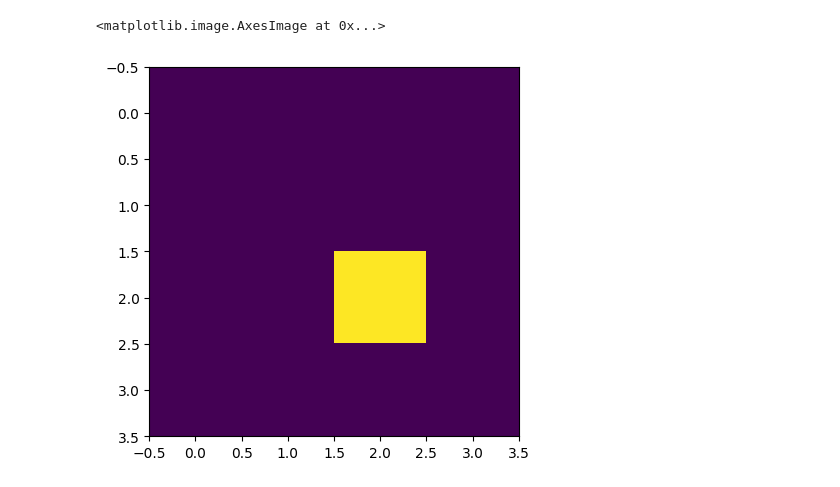
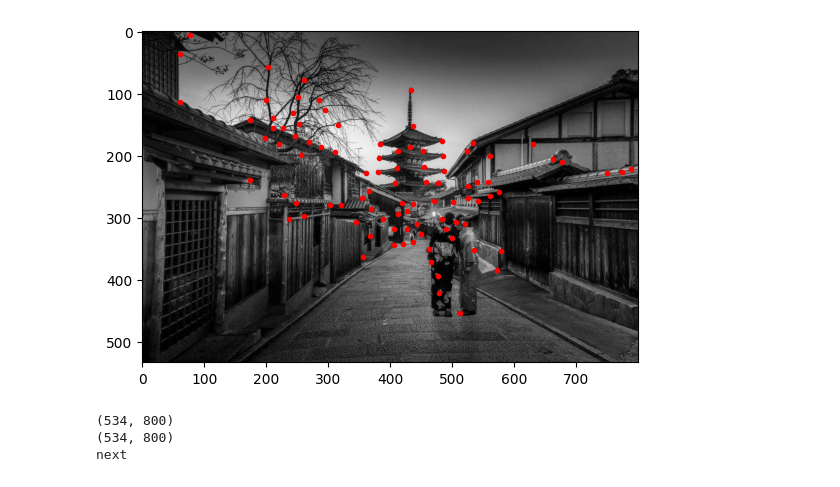
Before and after one commit to OdysseasDrys/Computer-Vision, a Jupyter notebook: lab1_2.ipynb, the cells around one changed output. Drawn from its saved outputs; the diff is of its cells as text; code cells hidden in the pictures.

```diff
--- a/lab1_2.ipynb
+++ b/lab1_2.ipynb
@@ -72,39 +61,60 @@ N=4
 # %%
-gauss1D = cv2.getGaussianKernel(N, sigma) # Column vector
-gauss2D = gauss1D @ gauss1D.T # Symmetric gaussian kernel
-gauss1Dr= cv2.getGaussianKernel(N, r) # Column vector
-gauss2Dr = gauss1Dr @ gauss1Dr.T # Symmetric gaussian kernel
-
-I = cv2.imread('kyoto_edges.jpg', cv2.IMREAD_GRAYSCALE)
-I = I.astype(np.float64)/255
-# Convert to grayscale
+import cv2
+from matplotlib import pyplot as plt
+import numpy as np
 
 
-I= cv2.filter2D(I,-1, gauss2D)
+sigma = 2
+r = 2.5
+k = 0.1
+theta_corn = 0.05
+s = 1.5
+N = 4
 
-Ix, Iy= np.gradient(I)
+gauss1D = cv2.getGaussianKernel(N, sigma)  # Column vector
+gauss2D = gauss1D @ gauss1D.T  # Symmetric gaussian kernel
+gauss1Dr = cv2.getGaussianKernel(N, r)  # Column vector
+gauss2Dr = gauss1Dr @ gauss1Dr.T  # Symmetric gaussian kernel
 
-Ix2= Ix**2
-Ixy= Ix*Iy
-Iy2= Iy**2
+I = cv2.imread('kyoto_edges.jpg')
+I=cv2.cvtColor(I, cv2.COLOR_BGR2GRAY)
+I= np.float32(I)
 
-j1=cv2.filter2D(gauss2Dr,-1, Ix2)
-j2=cv2.filter2D(gauss2Dr,-1, Ixy)
-j3=cv2.filter2D(gauss2Dr,-1, Iy2)
+Is = cv2.filter2D(I, -1, gauss2D)
 
-lambda_plus=1/2*(j1+j3+np.sqrt((j1-j3)**2+4+j2*2))
-lambda_minus=1/2*(j1+j3-np.sqrt((j1-j3)**2+4+j2*2))
+Ix, Iy = np.gradient(Is)
 
-R= lambda_plus*lambda_minus-k*(lambda_plus+lambda_minus)**2
+Ix2 = np.square(Ix)
+Ixy = Ix * Iy
+Iy2 = np.square(Iy)
 
-ns = np.ceil(3*sigma)*2+1
+j1 = cv2.filter2D(Ix2, -1, gauss2Dr)
+j2 = cv2.filter2D(Ixy, -1, gauss2Dr)
+j3 = cv2.filter2D(Iy2, -1, gauss2Dr)
+
+lambda_plus = 1 / 2 * (j1 + j3 + np.sqrt((j1 - j3) ** 2 + 4 * j2 ** 2))
+lambda_minus = 1 / 2 * (j1 + j3 - np.sqrt((j1 - j3) ** 2 + 4 * j2 ** 2))
+
+R = lambda_plus * lambda_minus - k * (lambda_plus + lambda_minus) ** 2
+
+ns = np.ceil(3 * sigma) * 2 + 1
 B_sq = disk_strel(ns)
-Cond1 = ( R==cv2.dilate(R,B_sq) )
+Cond1 =( R == cv2.dilate(R, B_sq))
 
 maxR = np.max(R)
-Cond2 = np.where(R > theta_corn * maxR, 1, 0)
+Cond2 = (R > theta_corn * maxR)
 
-corners = Cond1 & Cond2
+# create a binary mask with the same shape as the input image
+corners = np.zeros_like(I)
+
+# set the values of the pixels that are corners to 1
+corners[Cond1 & Cond2] = 1
+
+plt.imshow(I, cmap='gray')
+plt.plot(np.nonzero(corners)[1], np.nonzero(corners)[0], 'r.')
+plt.show()
 # %% [output]
+[figure, new version]
-<matplotlib.image.AxesImage at 0x...>
+(534, 800)
+(534, 800)
+next
-[figure, old version]
```
Also changed, not shown: parts of 1 cell of this notebook, 1 other file.
